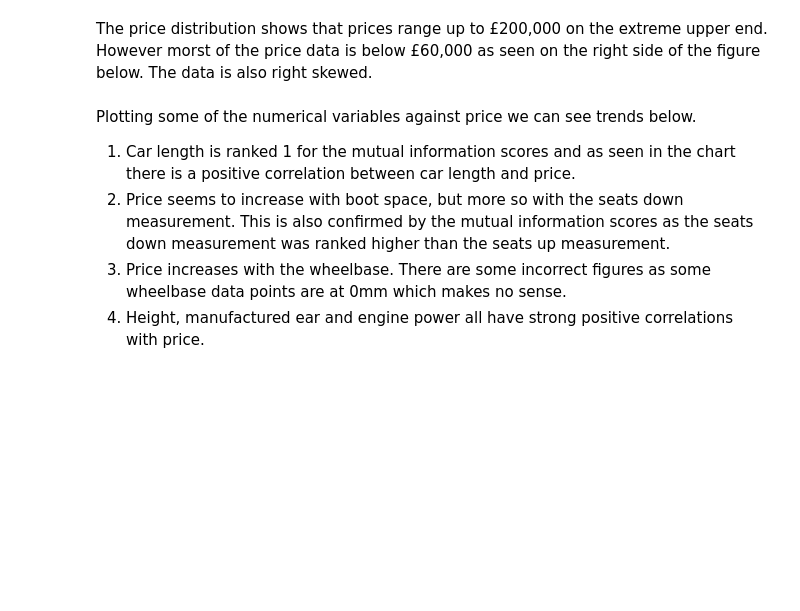
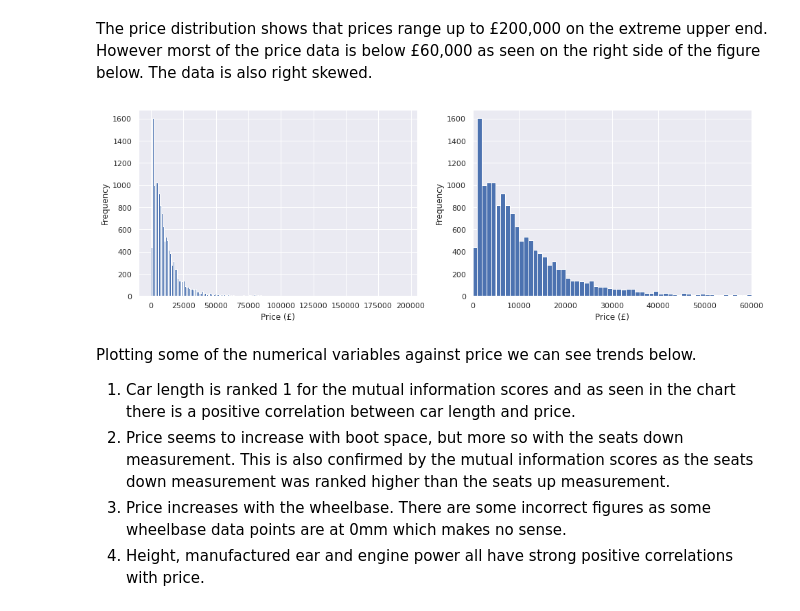
Before and after one commit to ezeahunanya/autotrader, a Jupyter notebook: data_preparation/eda/eda.ipynb, the cells around one changed output. Drawn from its saved outputs; the diff is of its cells as text; code cells hidden in the pictures; blank space fills up the shorter version.

Commit message:
Modularise price histogram subplot

```diff
--- a/data_preparation/eda/eda.ipynb
+++ b/data_preparation/eda/eda.ipynb
@@ -84,3 +70,7 @@ ax[1].set_xlim(0, 60000);
+# %%
+plot_price_historgam_subplot(df)
+# %% [output]
+[figure, added]
 # %% [markdown]
 Plotting some of the numerical variables against price we can see trends below.
 1. Car length is ranked 1 for the mutual information scores and as seen in the chart there is a positive correlation between car length and price.
```
Also changed, not shown: parts of 3 cells of this notebook, 1 other file.
